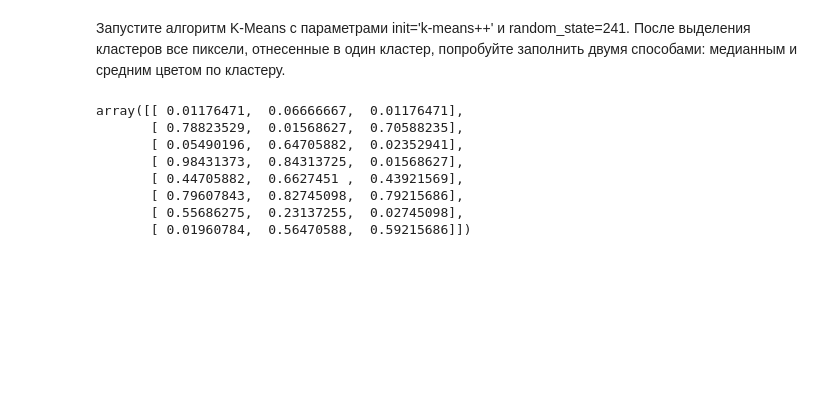
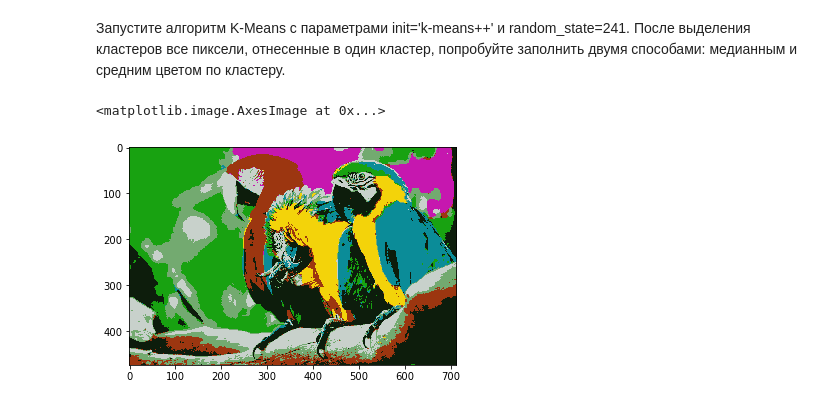
Before and after one commit to zuenko/python, a Jupyter notebook: hse/9.ipynb, the cells around one changed output. Cells and saved outputs as stored; diff of their text form; code cells hidden in the pictures; blank space fills up the shorter version.

```diff
--- a/hse/9.ipynb
+++ b/hse/9.ipynb
@@ -36,16 +36,14 @@ from sklearn.cluster import KMeans
 kmean = KMeans(init='k-means++', random_state=241).fit(pixels)
 pixels['Label']= kmean.labels_
 
-medians = pixels.groupby('Label').median().values
-means = pixels.groupby('Label').mean().values
+medians, means = pixels.groupby('Label').median().values, pixels.groupby('Label').mean().values
+
+medians_pixels, means_pixels = [medians[c] for c in pixels['Label'].values], [means[c] for c in pixels['Label'].values]
+
+medians_img, means_img = np.reshape(medians_pixels, (w,h,d)), np.reshape(means_pixels, (w,h,d))
-# %%
-medians
-# %% [output]
-array([[ 0.01176471,  0.06666667,  0.01176471],
-       [ 0.78823529,  0.01568627,  0.70588235],
-       [ 0.05490196,  0.64705882,  0.02352941],
-       [ 0.98431373,  0.84313725,  0.01568627],
-       [ 0.44705882,  0.6627451 ,  0.43921569],
-       [ 0.79607843,  0.82745098,  0.79215686],
-       [ 0.55686275,  0.23137255,  0.02745098],
-       [ 0.01960784,  0.56470588,  0.59215686]])
+# %%
+%matplotlib inline
+pylab.imshow(medians_img)
+# %% [output]
+<matplotlib.image.AxesImage at 0x...>
+[figure, added]
```
Also changed, not shown: parts of 1 cell of this notebook.
